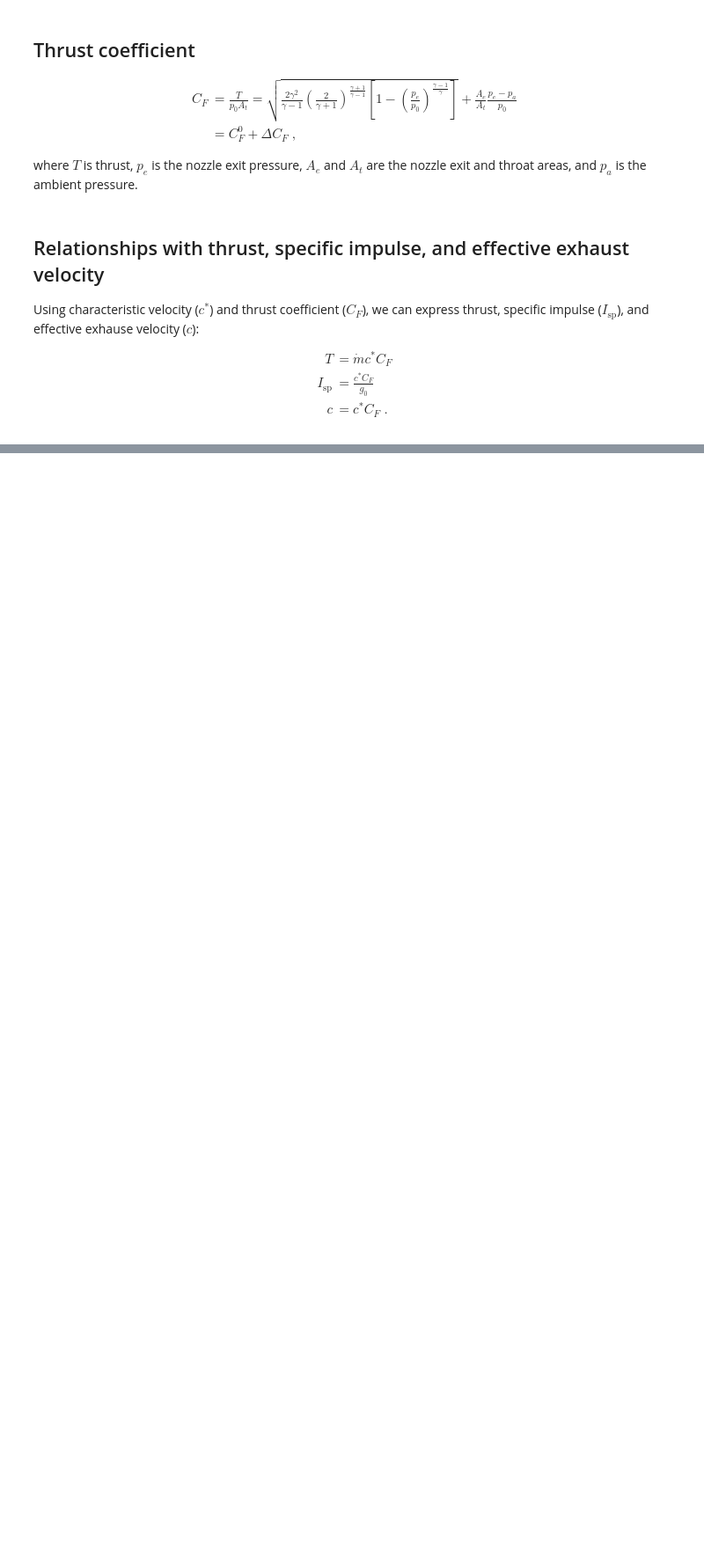
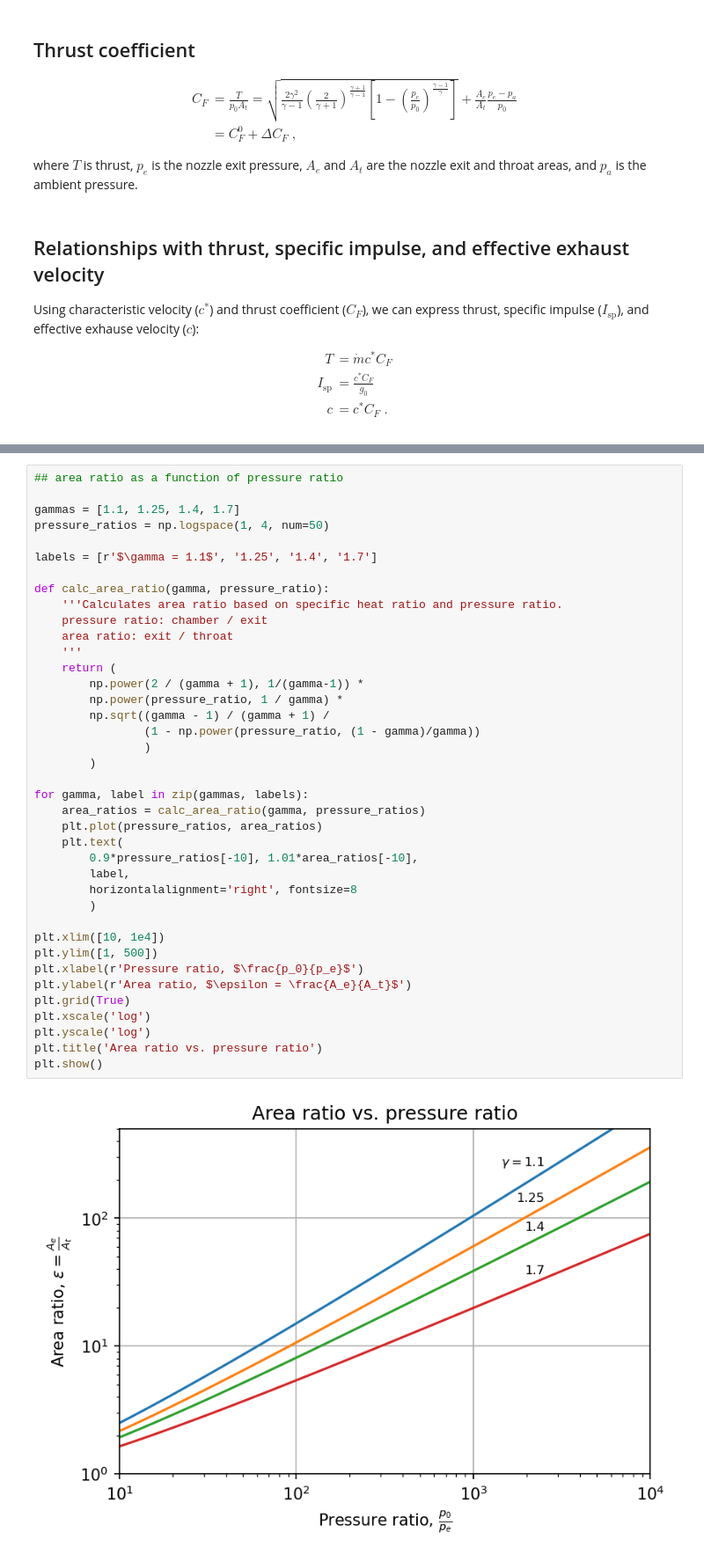
Before and after one commit to kyleniemeyer/rocket-propulsion, a Jupyter notebook: book/fundamentals/ideal-rocket.ipynb, the cells around one changed output, grey strips where cells are left out. Shown: that part at 88% size. Saved outputs shown, nothing was run; the diff lists cells and outputs as text; blank space fills up the shorter version.

```diff
--- a/book/fundamentals/ideal-rocket.ipynb
+++ b/book/fundamentals/ideal-rocket.ipynb
@@ -58 +71,42 @@ $$
+# %%
+## area ratio as a function of pressure ratio
+
+gammas = [1.1, 1.25, 1.4, 1.7]
+pressure_ratios = np.logspace(1, 4, num=50)
+
+labels = [r'$\gamma = 1.1$', '1.25', '1.4', '1.7']
+
+def calc_area_ratio(gamma, pressure_ratio):
+    '''Calculates area ratio based on specific heat ratio and pressure ratio.
+    pressure ratio: chamber / exit
+    area ratio: exit / throat
+    '''
+    return (
+        np.power(2 / (gamma + 1), 1/(gamma-1)) *
+        np.power(pressure_ratio, 1 / gamma) *
+        np.sqrt((gamma - 1) / (gamma + 1) /
+                (1 - np.power(pressure_ratio, (1 - gamma)/gamma))
+                )
+        )
+
+for gamma, label in zip(gammas, labels):
+    area_ratios = calc_area_ratio(gamma, pressure_ratios)
+    plt.plot(pressure_ratios, area_ratios)
+    plt.text(
+        0.9*pressure_ratios[-10], 1.01*area_ratios[-10],
+        label,
+        horizontalalignment='right', fontsize=8
+        )
+
+plt.xlim([10, 1e4])
+plt.ylim([1, 500])
+plt.xlabel(r'Pressure ratio, $\frac{p_0}{p_e}$')
+plt.ylabel(r'Area ratio, $\epsilon = \frac{A_e}{A_t}$')
+plt.grid(True)
+plt.xscale('log')
+plt.yscale('log')
+plt.title('Area ratio vs. pressure ratio')
+plt.show()
+# %% [output]
+[figure, added]
 # %%
```
Also changed, not shown: parts of 4 cells of this notebook, 1 other file.
